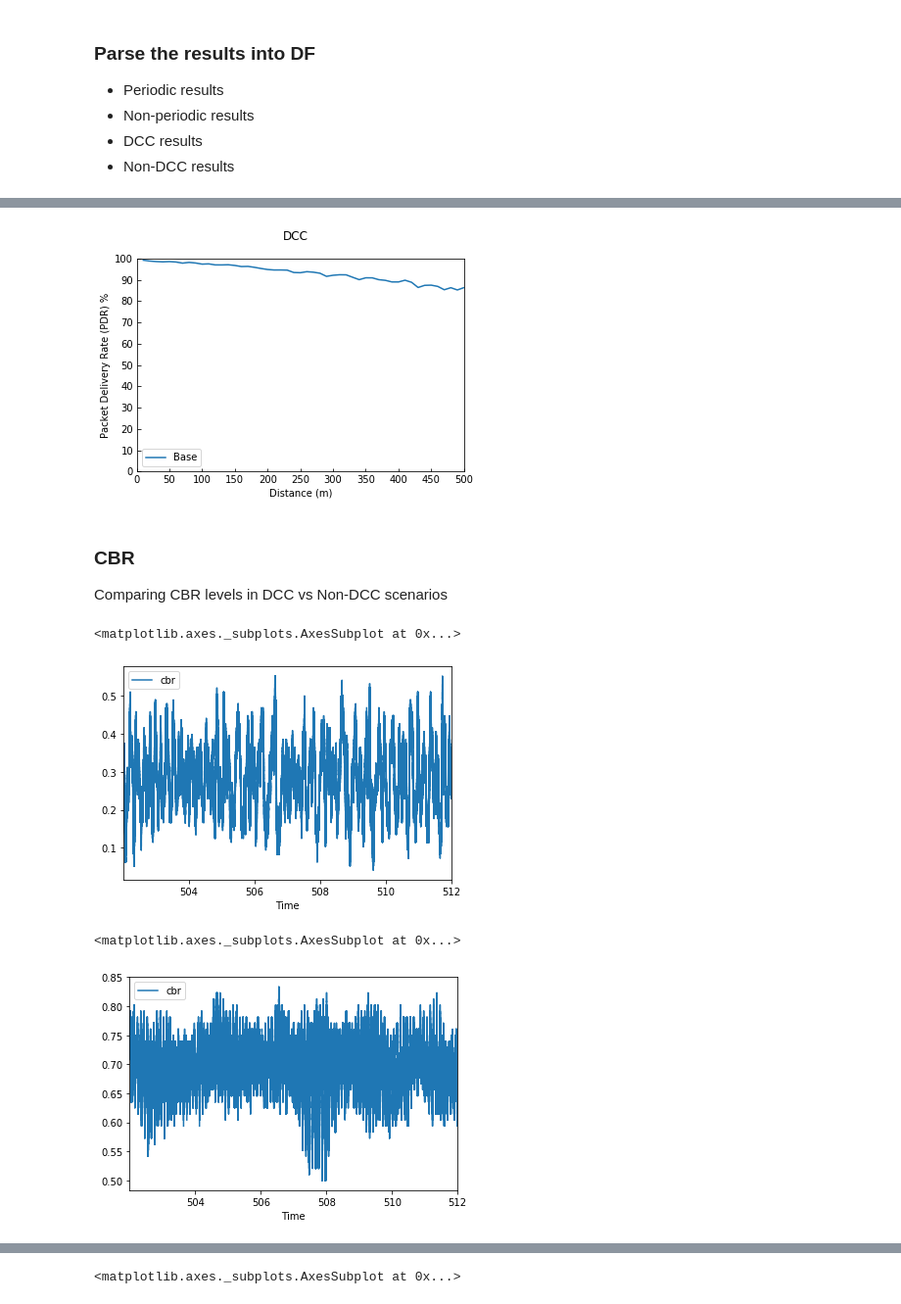
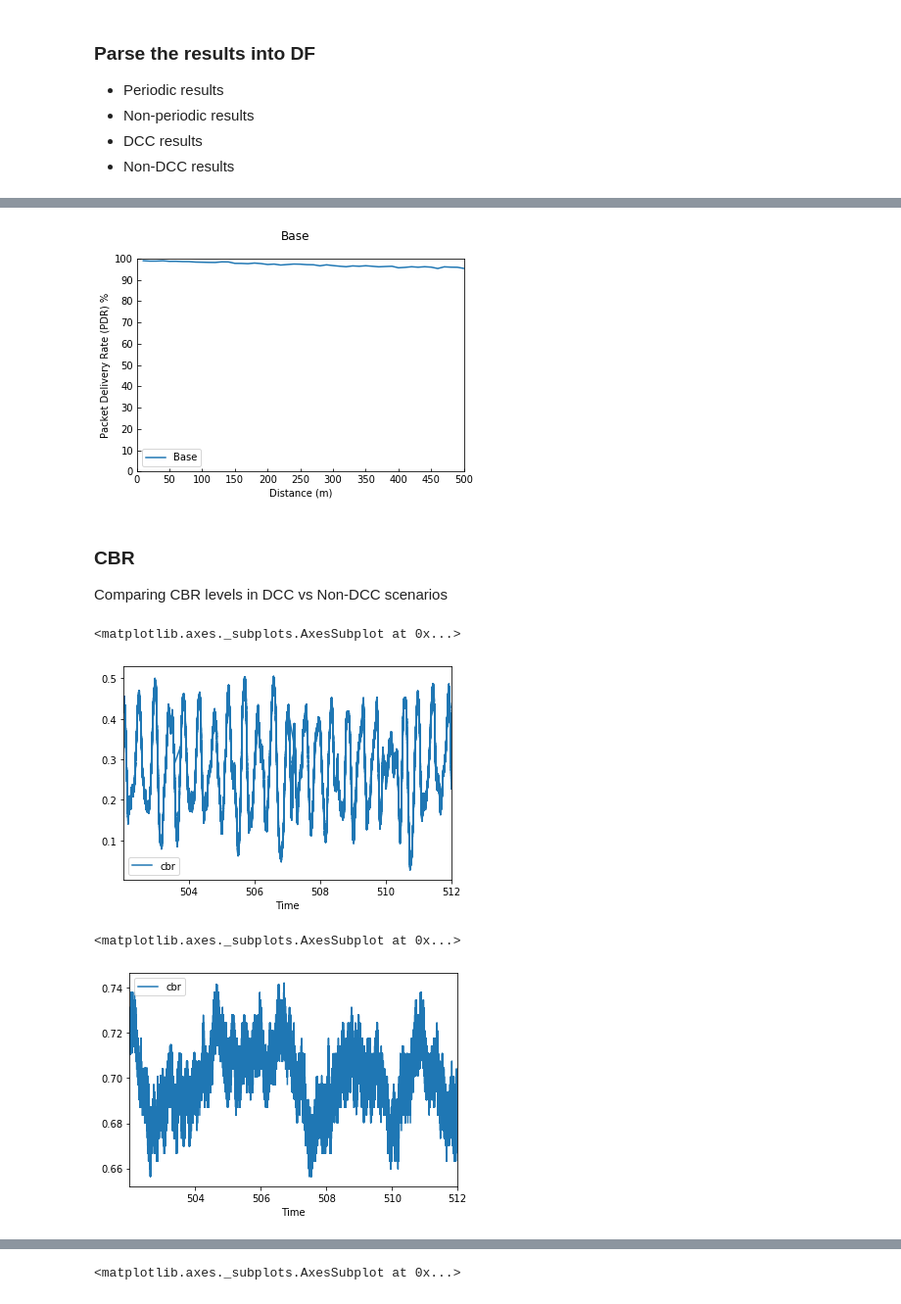
Before and after one commit to brianmc95/results-analysis, a Jupyter notebook: jupyter-notebooks/complex_scenarios.ipynb, the cells around one changed output, grey strips where cells are left out. Shown at 98% size. Drawn from its saved outputs; the diff is of its cells as text; code cells hidden in the pictures.

```diff
--- a/jupyter-notebooks/complex_scenarios.ipynb
+++ b/jupyter-notebooks/complex_scenarios.ipynb
@@ -12,10 +12,10 @@ import json
 import os
 # %%
 # JSON file containing the results for this simulation run
-results_file = "/Users/brianmccarthy/git_repos/results-analysis/configs/cv2x-cmake.json"
+results_file = "/Users/brianmccarthy/git_repos/results-analysis/configs/cv2x.json"
 # %%
 with open(results_file) as results_json:
-    config = json.load(results_json)["cv2x-cmake"]
+    config = json.load(results_json)["cv2x"]
 # %%
 # Markers to use for this run
 markers = [".", "o", "v", "^", "<", ">", "1", "2", "3", "4", "8", "s", "p", "P", "*", "h",
@@ -288,18 +290,18 @@ pdr_dist(dcc, distances, ["DCC-Enabled", "DCC-Disabled", "After-1", "After-5", "
 # %%
-pdr_dist(dcc, distances, ["Base"], "DCC", show=True, store=True)
+pdr_dist(base, distances, ["Base"], "Base", show=True, store=True)
 # %% [output]
-[figure, old version]
+[figure, new version]
 # %% [markdown]
 ### CBR
 
 Comparing CBR levels in DCC vs Non-DCC scenarios
 # %%
-loaded_dfs["dcc-enabled"].plot(x="Time", y="cbr", kind="line")
+loaded_dfs["DCC-Enabled"].plot(x="Time", y="cbr", kind="line")
 # %% [output]
 <matplotlib.axes._subplots.AxesSubplot at 0x...>
-[figure, old version]
+[figure, new version]
 # %%
-loaded_dfs["dcc-disabled"].plot(x="Time", y="cbr", kind="line")
+loaded_dfs["DCC-Disabled"].plot(x="Time", y="cbr", kind="line")
 # %% [output]
 <matplotlib.axes._subplots.AxesSubplot at 0x...>
-[figure, old version]
+[figure, new version]
```
Also changed, not shown: parts of 5 cells of this notebook, 3 other files.
